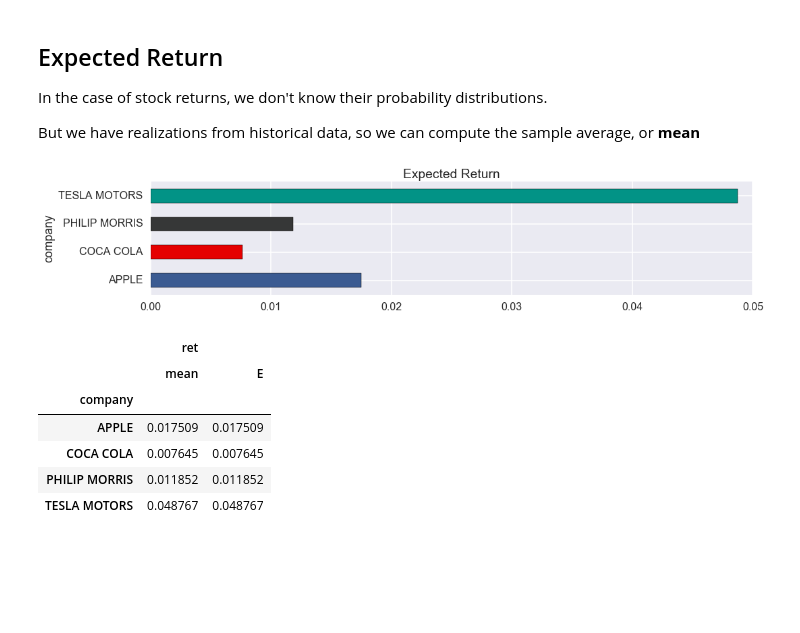
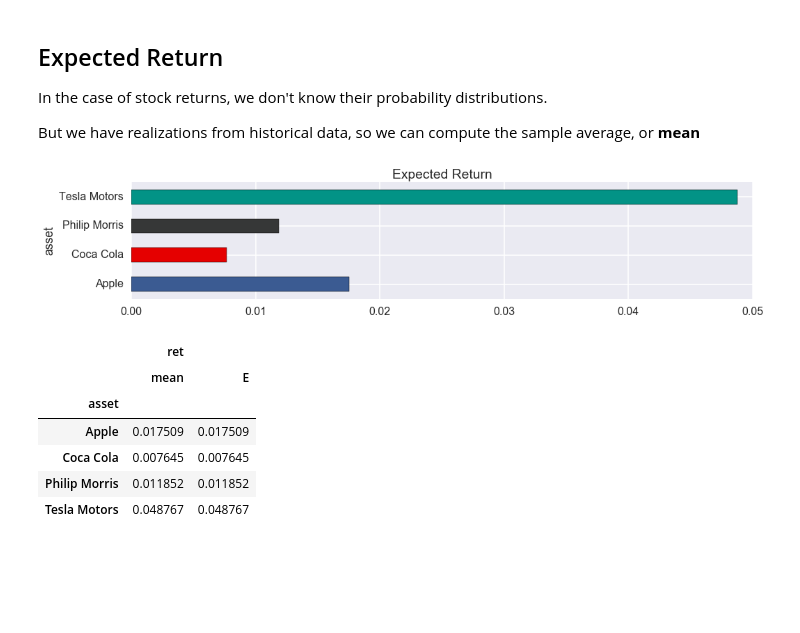
Before and after one commit to AndreaBarbon/Statistical-methods, a Jupyter notebook: Statistical Methods.ipynb, the cells around one changed output. Saved outputs shown, nothing was run; the diff lists cells and outputs as text; code cells hidden in the pictures.

```diff
--- a/Statistical Methods.ipynb
+++ b/Statistical Methods.ipynb
@@ -17,18 +17,20 @@ dp   = lambda date: pd.datetime.strptime(date, '%d%b%Y')
 data = pd.read_csv('Example Stocks.csv', parse_dates=['date'], date_parser=dp)
 
 data.columns = list( map( lambda x : x.lower(), data.columns ) )
+data['asset'] = data['asset'].apply( lambda x : x.title() )
+
 
 class Stock:
-    def __init__(self, name, permno, color):
+    def __init__( self, permno, color, data=data ):
         self.permno = permno
-        self.name   = name
         self.color  = color
         self.mask   = (data['permno']==permno)
+        self.name   = data[self.mask]['asset'].iloc[0]
 
-CocaCola     = Stock('Coca-Cola',     11308, sns.xkcd_rgb['red']  )
-Apple        = Stock('Apple',         14593, sns.xkcd_rgb['denim blue'] )
-PhilipMorris = Stock('Philip Morris', 92602, sns.xkcd_rgb['dark grey'] )
-Tesla        = Stock('Tesla',         93436, sns.xkcd_rgb['teal'] )
+CocaCola     = Stock( 11308, sns.xkcd_rgb['red']  )
+Apple        = Stock( 14593, sns.xkcd_rgb['denim blue'] )
+PhilipMorris = Stock( 92602, sns.xkcd_rgb['dark grey'] )
+Tesla        = Stock( 93436, sns.xkcd_rgb['teal'] )
 
 all_stocks   = [ Apple, CocaCola, PhilipMorris, Tesla ]
 stock_colors = [ x.color for x in all_stocks ]
@@ -128,24 +130,24 @@ In the case of stock returns, we don't know their probability distributions.
 
 But we have realizations from historical data, so we can compute the sample average, or **mean**
 # %%
-data.groupby('company')['ret'].mean().plot(kind='barh', figsize=FSSS, color=stock_colors)
+data.groupby('asset')['ret'].mean().plot(kind='barh', figsize=FSSS, color=stock_colors)
 _ = plt.title('Expected Return')
 # %% [output]
-[figure, old version]
+[figure, new version]
 # %%
 def E(ret):
     n = len(ret)
     return ret.sum() / n
 
-data.groupby('company').agg( { 'ret':[ mean, E ] } )
+data.groupby('asset').agg( { 'ret':[ mean, E ] } )
 # %% [output]
 |  | ret |  |
 |  | mean | E |
-| company |  |  |
-| APPLE | 0.017509 | 0.017509 |
-| COCA COLA | 0.007645 | 0.007645 |
-| PHILIP MORRIS | 0.011852 | 0.011852 |
-| TESLA MOTORS | 0.048767 | 0.048767 |
+| asset |  |  |
+| Apple | 0.017509 | 0.017509 |
+| Coca Cola | 0.007645 | 0.007645 |
+| Philip Morris | 0.011852 | 0.011852 |
+| Tesla Motors | 0.048767 | 0.048767 |
 # %% [markdown]
 <br/><br/><br/>
 # %% [markdown]
```
Also changed, not shown: parts of 21 cells of this notebook, 2 other files.
